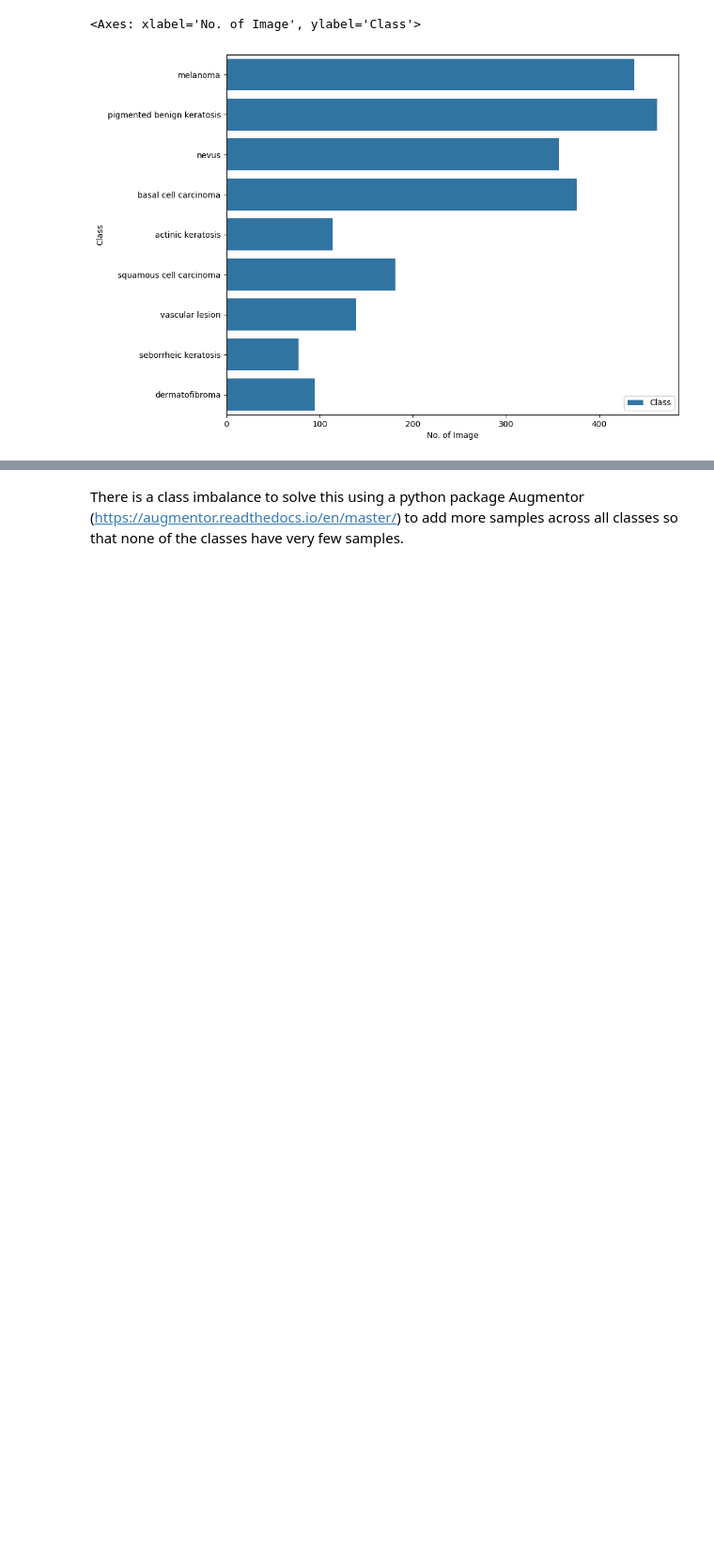
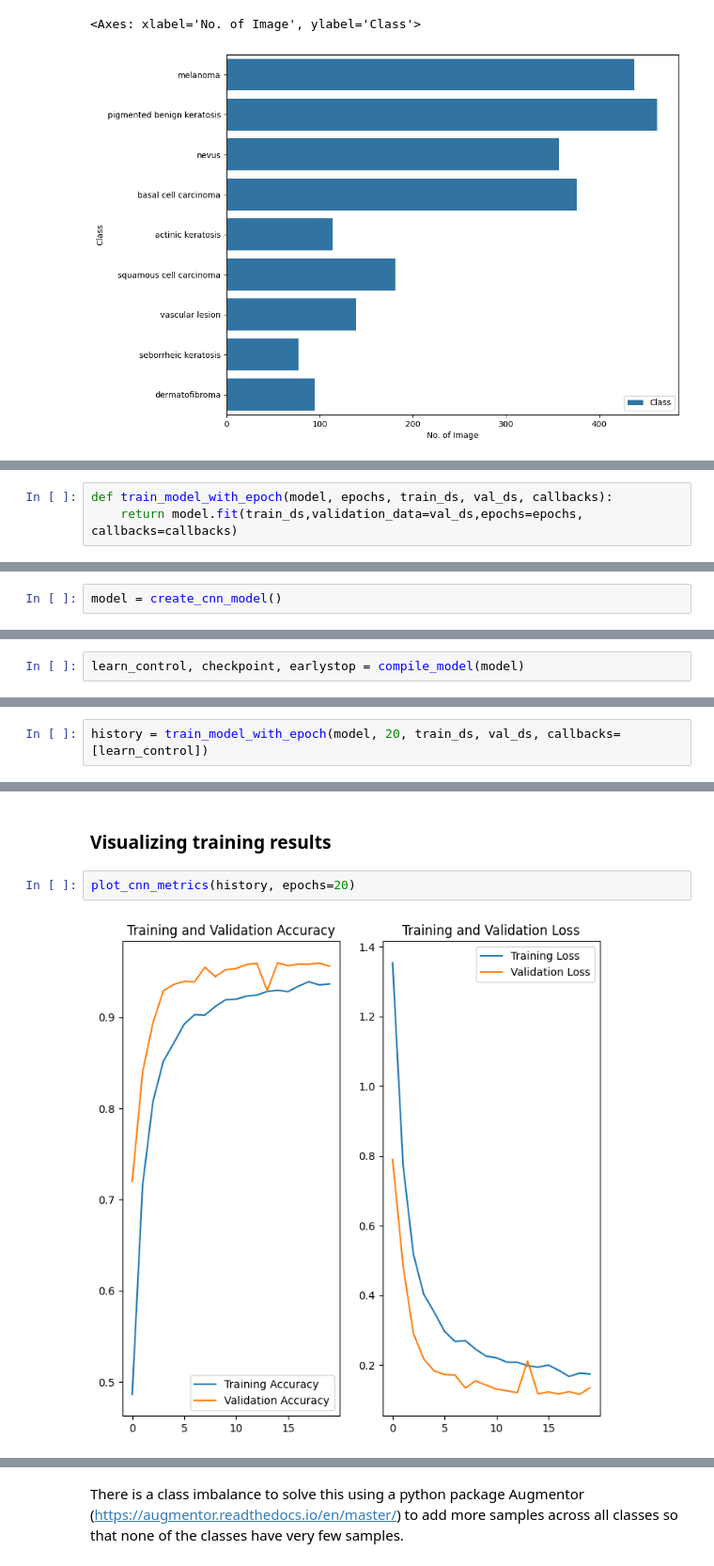
Before and after one commit to RamanPndy/Upgrad-Melanoma-Detection-Assignment, a Jupyter notebook: raman_pandey_nn.ipynb, the cells around one changed output, grey strips where cells are left out. Shown at 94% size. Drawn from its saved outputs; the diff is of its cells as text; blank space fills up the shorter version.

```diff
--- a/raman_pandey_nn.ipynb
+++ b/raman_pandey_nn.ipynb
@@ -183,0 +263,3 @@ sns.barplot(x="No. of Image", y="Class", data=df, label="Class")
+# %%
+def train_model_with_epoch(model, epochs, train_ds, val_ds, callbacks):
+    return model.fit(train_ds,validation_data=val_ds,epochs=epochs, callbacks=callbacks)
@@ -183,0 +290,2 @@ sns.barplot(x="No. of Image", y="Class", data=df, label="Class")
+# %%
+model = create_cnn_model()
@@ -183,0 +315,2 @@ sns.barplot(x="No. of Image", y="Class", data=df, label="Class")
+# %%
+learn_control, checkpoint, earlystop = compile_model(model)
@@ -183,0 +339,2 @@ sns.barplot(x="No. of Image", y="Class", data=df, label="Class")
+# %%
+history = train_model_with_epoch(model, 20, train_ds, val_ds, callbacks=[learn_control])
@@ -183,0 +363,6 @@ sns.barplot(x="No. of Image", y="Class", data=df, label="Class")
+# %% [markdown]
+### Visualizing training results
+# %%
+plot_cnn_metrics(history, epochs=20)
+# %% [output]
+[figure, added]
```
Also changed, not shown: parts of 44 cells of this notebook, 1 other file.
